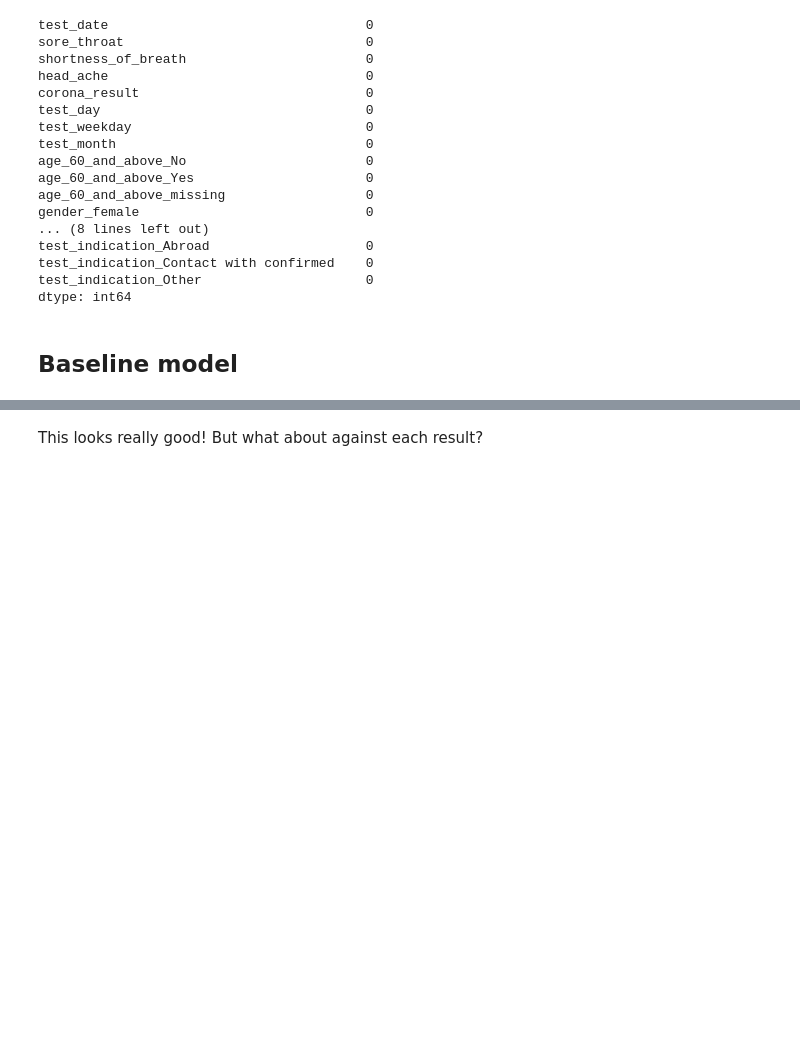
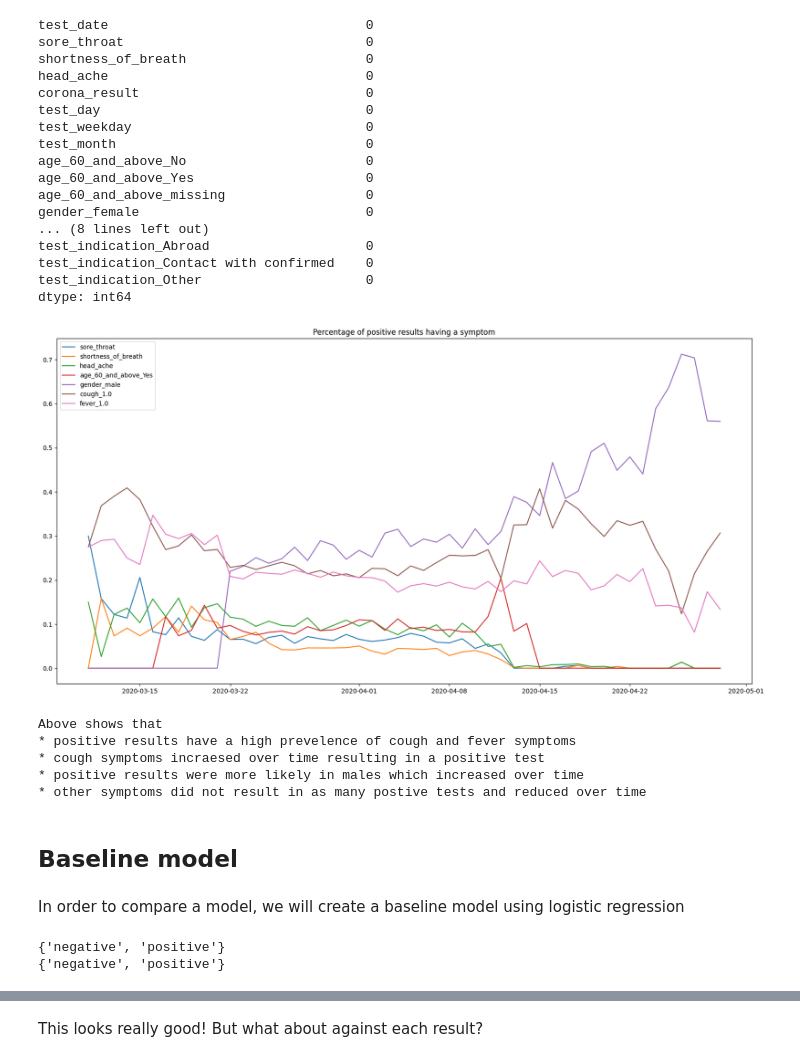
Before and after one commit to yauemily/L7_Hackathon, a Jupyter notebook: c19_pred_model.ipynb, the cells around one changed output, grey strips where cells are left out. Cells and saved outputs as stored; diff of their text form; code cells hidden in the pictures; blank space fills up the shorter version.

```diff
--- a/c19_pred_model.ipynb
+++ b/c19_pred_model.ipynb
@@ -178,29 +199,67 @@ test_indication_Abroad                    0
 test_indication_Contact with confirmed    0
 test_indication_Other                     0
 dtype: int64
+# %%
+# test results being 'other' did not provide a useful outcome so we are removing
+one_hot_encoded_data = one_hot_encoded_data[one_hot_encoded_data['corona_result']!='other'].reset_index(drop = True)
 # %%
 # for each feature do we see a change in positive results over time?
 
 test = one_hot_encoded_data[one_hot_encoded_data['corona_result']=='positive']
 
-test_vals = ['sore_throat', 'shortness_of_breath', 'head_ache',
-       'corona_result', 'age_60_and_above_No', 'age_60_and_above_Yes',
-       'age_60_and_above_missing', 'gender_female', 'gender_male',
-       'gender_missing', 'cough_1.0', 'cough_missing',
-       'fever_1.0', 'fever_missing', 'test_indication_Abroad',
-       'test_indication_Contact with confirmed', 'test_indication_Other']
+test_vals = ['sore_throat',
+             'shortness_of_breath',
+             'head_ache',
+             #'age_60_and_above_No',
+             'age_60_and_above_Yes',
+             #'age_60_and_above_missing',
+             #'gender_female',
+             'gender_male',
+             #'gender_missing',
+             #'cough_0.0',
+             'cough_1.0',
+             #'cough_missing',
+             #'fever_0.0',
+             'fever_1.0',
+             #'fever_missing',
+             #'test_indication_Abroad',
+             #'test_indication_Contact with confirmed',
+             #'test_indication_Other'
+            ]
 
 test = test.pivot_table(index = 'test_date', values = test_vals, aggfunc = 'sum')
+test['total'] = test.sum(axis=1, numeric_only=True)
 
-# plt.figure(figsize = (20,10))
-# for c in test.columns:
-#     plt.plot(test[c])
-# plt.legend(test_vals)
-# plt.show()
+test = test.iloc[:-1,:]
 
-test
+for c in test_vals:
+    test[c] = test[c] / test['total']
+
+plt.figure(figsize = (20,10))
+for c in test_vals:
+    plt.plot(test[c])
+plt.legend(test_vals)
+plt.title('Percentage of positive results having a symptom')
+plt.show()
+
+print('''
+Above shows that
+* positive results have a high prevelence of cough and fever symptoms
+* cough symptoms incraesed over time resulting in a positive test
+* positive results were more likely in males which increased over time
+* other symptoms did not result in as many postive tests and reduced over time
+''')
+# %% [output]
+[figure, added]
+Above shows that
+* positive results have a high prevelence of cough and fever symptoms
+* cough symptoms incraesed over time resulting in a positive test
+* positive results were more likely in males which increased over time
+* other symptoms did not result in as many postive tests and reduced over time
 # %% [markdown]
 ## Baseline model
+# %% [markdown]
+In order to compare a model, we will create a baseline model using logistic regression
 # %%
 X = one_hot_encoded_data.drop(columns = ['corona_result','test_date'])
 y = one_hot_encoded_data['corona_result']
@@ -211,6 +269,9 @@ X_train, X_test, y_train, y_test = train_test_split(X,y, train_size= 0.8 ,strati
 # %%
 print(set(y_train))
 print(set(y_test))
+# %% [output]
+{'negative', 'positive'}
+{'negative', 'positive'}
 # %%
 lr = LogisticRegression()
 # %%
```
Also changed, not shown: parts of 13 cells of this notebook.
